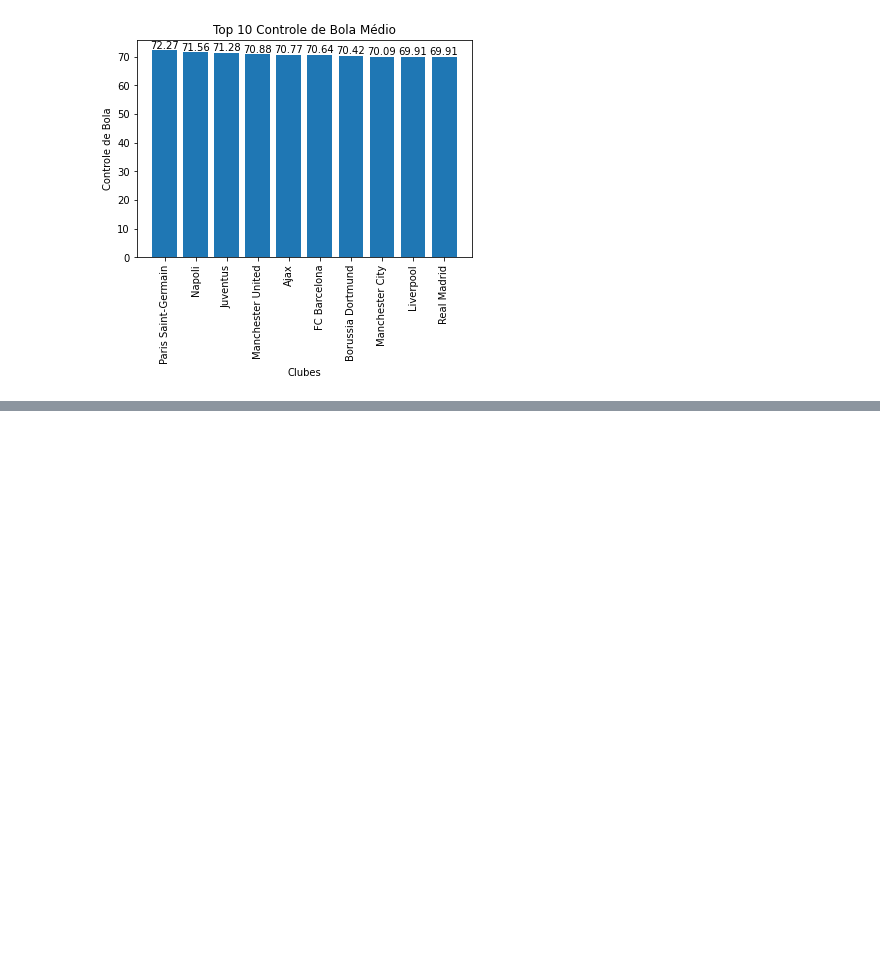
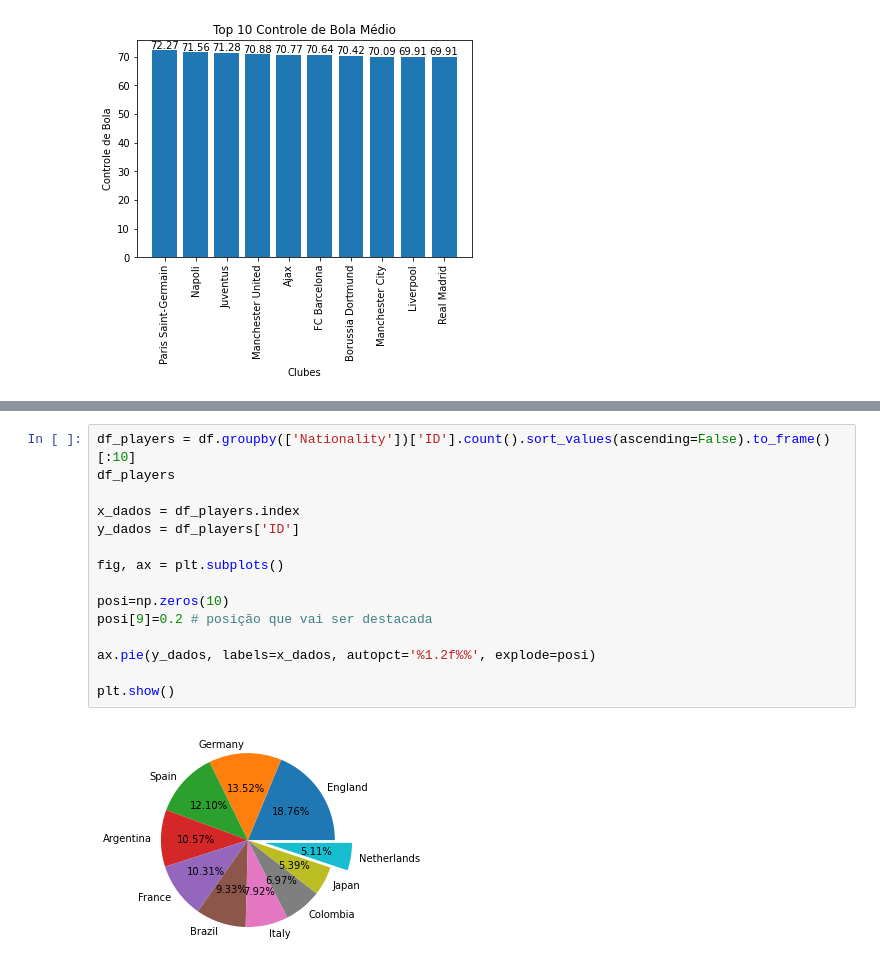
Before and after one commit to macedoti13/EDA-Fifa19Dataset, a Jupyter notebook: TG2.ipynb, the cells around one changed output, grey strips where cells are left out. Saved outputs shown, nothing was run; the diff lists cells and outputs as text; blank space fills up the shorter version.

```diff
--- a/TG2.ipynb
+++ b/TG2.ipynb
@@ -265,6 +265,23 @@ Requisito: destaque a menor fatia.
 **Resultado Esperado:**
 
 ![](dados/fig-tg2-ex8.png)
+# %%
+df_players = df.groupby(['Nationality'])['ID'].count().sort_values(ascending=False).to_frame()[:10]
+df_players
+
+x_dados = df_players.index
+y_dados = df_players['ID']
+
+fig, ax = plt.subplots()
+
+posi=np.zeros(10)
+posi[9]=0.2 # posição que vai ser destacada
+
+ax.pie(y_dados, labels=x_dados, autopct='%1.2f%%', explode=posi)
+
+plt.show()
+# %% [output]
+[figure, added]
 # %% [markdown]
 ## 9. Faça uma visualização de `Axes(2,2)` com os seguintes gráficos em ordem:
 - histograma com a idade de todos os jogadores
```
